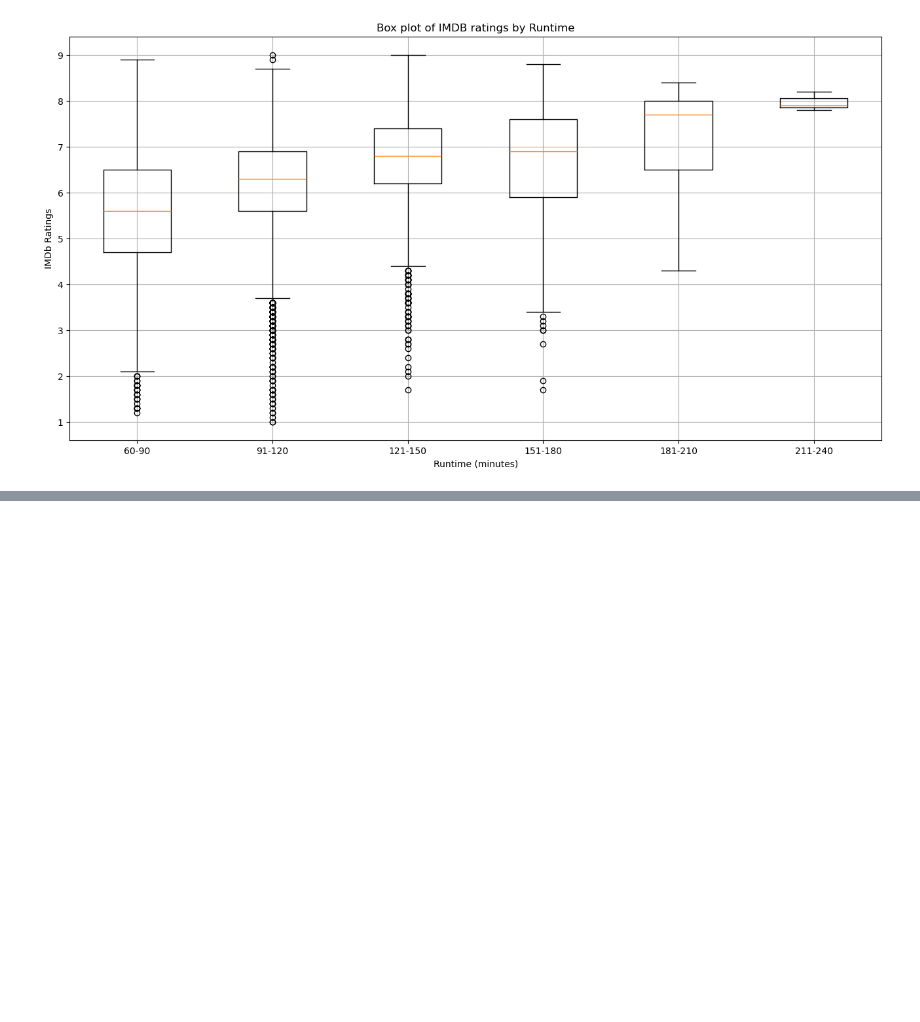
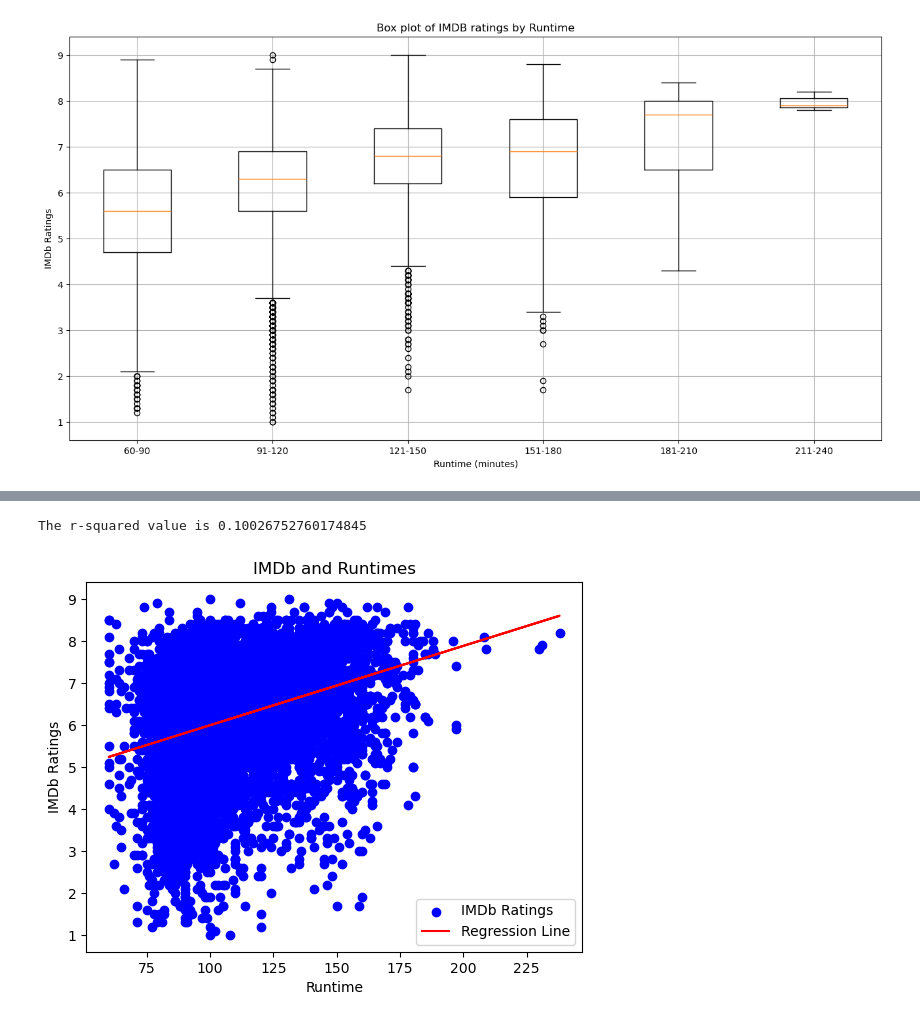
Before and after one commit to donoh160/project1_movieratings, a Jupyter notebook: zach_code.ipynb, the cells around one changed output, grey strips where cells are left out. Cells and saved outputs as stored; diff of their text form; code cells hidden in the pictures; blank space fills up the shorter version.

```diff
--- a/zach_code.ipynb
+++ b/zach_code.ipynb
@@ -459,0 +428,18 @@ plt.show()
+# %%
+x_values = final_movie['Runtime']
+y_values = final_movie['imdbRating']
+(slope, intercept, r_value, p_value, std_err) = linregress(x_values, y_values)
+regress_values = x_values * slope + intercept
+plt.scatter(x_values, y_values, color='blue', label="IMDb Ratings")
+plt.plot(x_values, regress_values, color='red', label='Regression Line')
+plt.xlabel("Runtime")
+plt.ylabel("IMDb Ratings")
+plt.title("IMDb and Runtimes")
+print(f"The r-squared value is {r_value**2}")
+line_eq = f"y = {round(slope, 2)}x + {round(intercept, 2)}"
+plt.annotate(line_eq, (x_values.min(), y_values.max() - 10), fontsize=15, color="red")
+plt.legend()
+plt.show()
+# %% [output]
+The r-squared value is 0.10026752760174845
+[figure, added]
```
Also changed, not shown: parts of 19 cells of this notebook.
